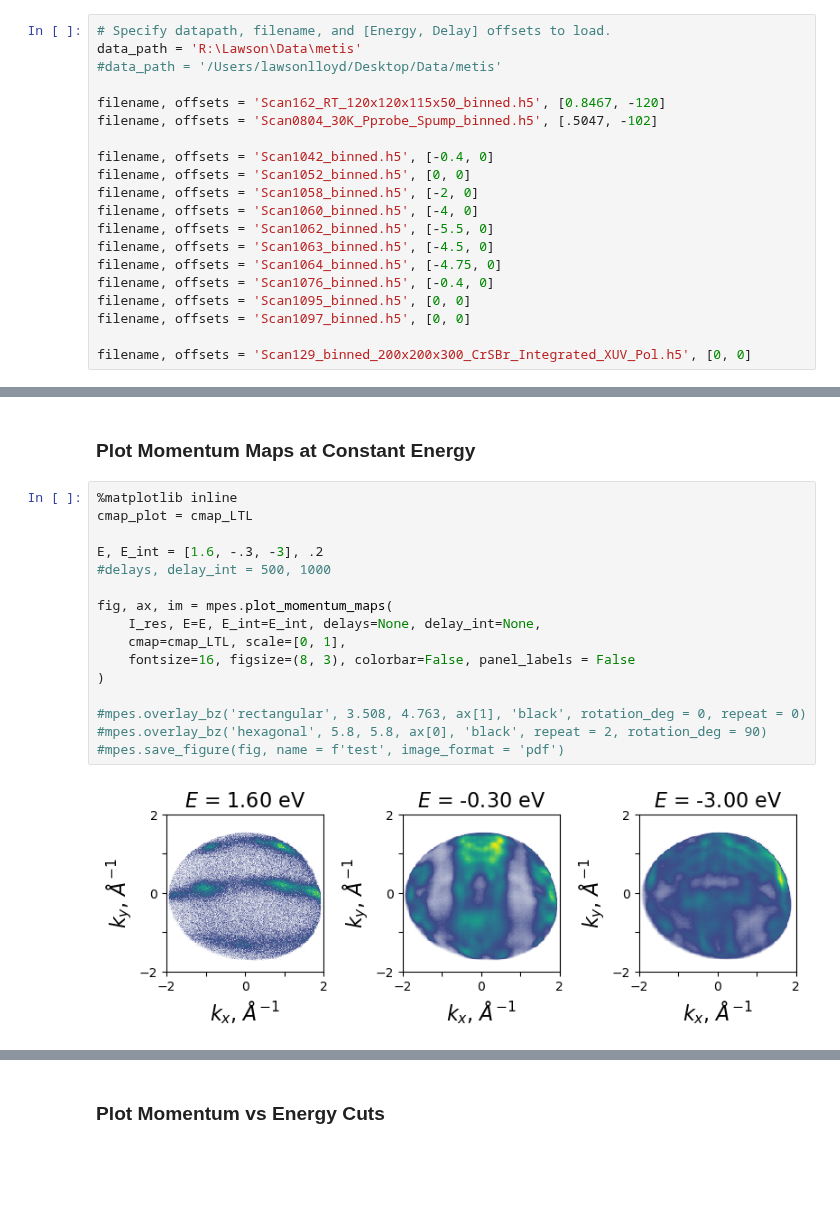
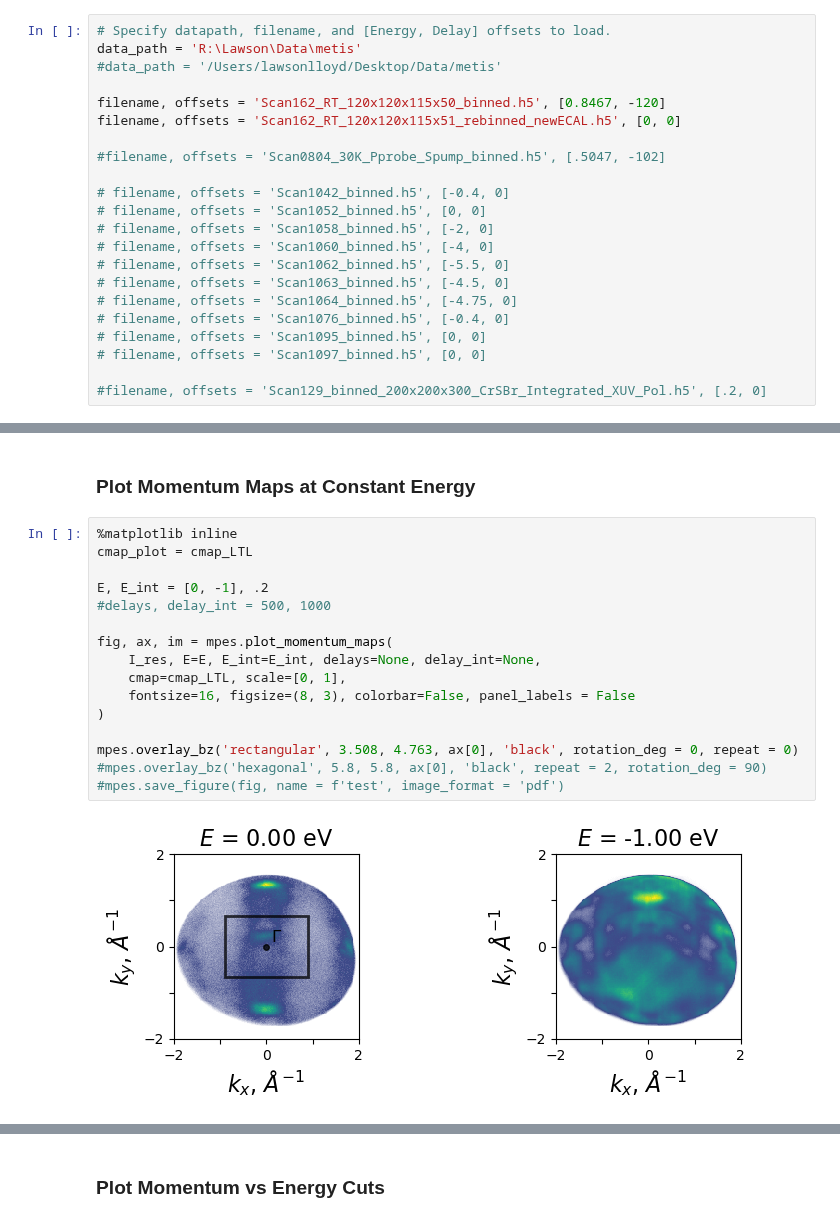
Before and after one commit to lawsonlloyd/mpes-analysis, a Jupyter notebook: mpes_Plot_Analysis.ipynb, the cells around one changed output, grey strips where cells are left out. Cells and saved outputs as stored; diff of their text form; blank space fills up the shorter version.

```diff
--- a/mpes_Plot_Analysis.ipynb
+++ b/mpes_Plot_Analysis.ipynb
@@ -35,20 +38,22 @@ data_path = 'R:\Lawson\Data\metis'
 #data_path = '/Users/lawsonlloyd/Desktop/Data/metis'
 
 filename, offsets = 'Scan162_RT_120x120x115x50_binned.h5', [0.8467, -120]
-filename, offsets = 'Scan0804_30K_Pprobe_Spump_binned.h5', [.5047, -102]
+filename, offsets = 'Scan162_RT_120x120x115x51_rebinned_newECAL.h5', [0, 0]
 
-filename, offsets = 'Scan1042_binned.h5', [-0.4, 0]
-filename, offsets = 'Scan1052_binned.h5', [0, 0]
-filename, offsets = 'Scan1058_binned.h5', [-2, 0]
-filename, offsets = 'Scan1060_binned.h5', [-4, 0]
-filename, offsets = 'Scan1062_binned.h5', [-5.5, 0]
-filename, offsets = 'Scan1063_binned.h5', [-4.5, 0]
-filename, offsets = 'Scan1064_binned.h5', [-4.75, 0]
-filename, offsets = 'Scan1076_binned.h5', [-0.4, 0]
-filename, offsets = 'Scan1095_binned.h5', [0, 0]
-filename, offsets = 'Scan1097_binned.h5', [0, 0]
+#filename, offsets = 'Scan0804_30K_Pprobe_Spump_binned.h5', [.5047, -102]
 
-filename, offsets = 'Scan129_binned_200x200x300_CrSBr_Integrated_XUV_Pol.h5', [0, 0]
+# filename, offsets = 'Scan1042_binned.h5', [-0.4, 0]
+# filename, offsets = 'Scan1052_binned.h5', [0, 0]
+# filename, offsets = 'Scan1058_binned.h5', [-2, 0]
+# filename, offsets = 'Scan1060_binned.h5', [-4, 0]
+# filename, offsets = 'Scan1062_binned.h5', [-5.5, 0]
+# filename, offsets = 'Scan1063_binned.h5', [-4.5, 0]
+# filename, offsets = 'Scan1064_binned.h5', [-4.75, 0]
+# filename, offsets = 'Scan1076_binned.h5', [-0.4, 0]
+# filename, offsets = 'Scan1095_binned.h5', [0, 0]
+# filename, offsets = 'Scan1097_binned.h5', [0, 0]
+
+#filename, offsets = 'Scan129_binned_200x200x300_CrSBr_Integrated_XUV_Pol.h5', [.2, 0]
 # %% [markdown]
 ### Load the data, Generate Normalized and Difference Data
 # %%
@@ -86,18 +91,18 @@ main(I)
 # %%
 %matplotlib inline
 cmap_plot = cmap_LTL
 
-E, E_int = [1.6, -.3, -3], .2
+E, E_int = [0, -1], .2
 #delays, delay_int = 500, 1000
 
 fig, ax, im = mpes.plot_momentum_maps(
     I_res, E=E, E_int=E_int, delays=None, delay_int=None,
     cmap=cmap_LTL, scale=[0, 1],
     fontsize=16, figsize=(8, 3), colorbar=False, panel_labels = False
 )
 
-#mpes.overlay_bz('rectangular', 3.508, 4.763, ax[1], 'black', rotation_deg = 0, repeat = 0)
+mpes.overlay_bz('rectangular', 3.508, 4.763, ax[0], 'black', rotation_deg = 0, repeat = 0)
 #mpes.overlay_bz('hexagonal', 5.8, 5.8, ax[0], 'black', repeat = 2, rotation_deg = 90)
 #mpes.save_figure(fig, name = f'test', image_format = 'pdf')
 # %% [output]
-[figure, old version]
+[figure, new version]
```
Also changed, not shown: parts of 4 cells of this notebook.
